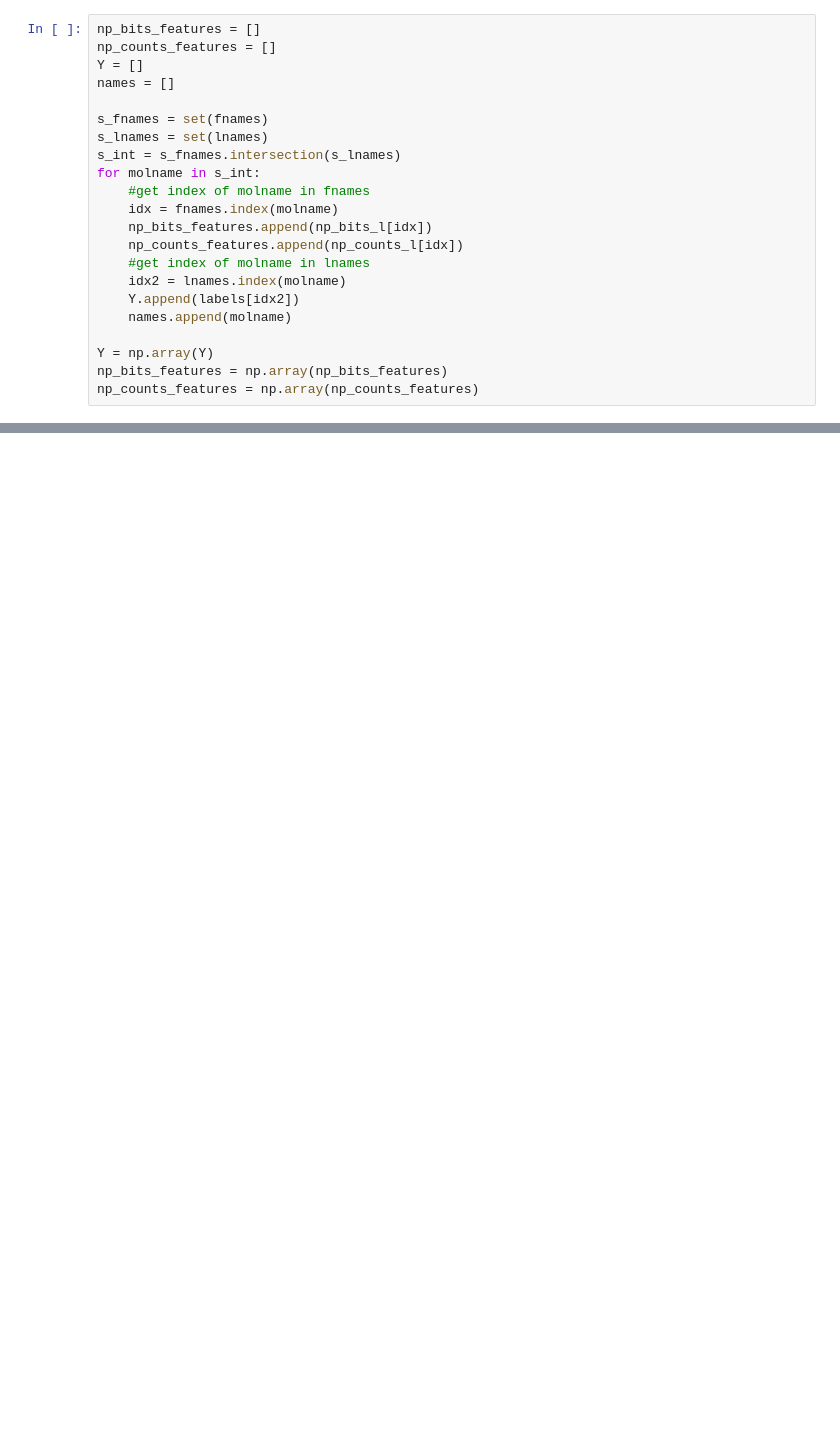
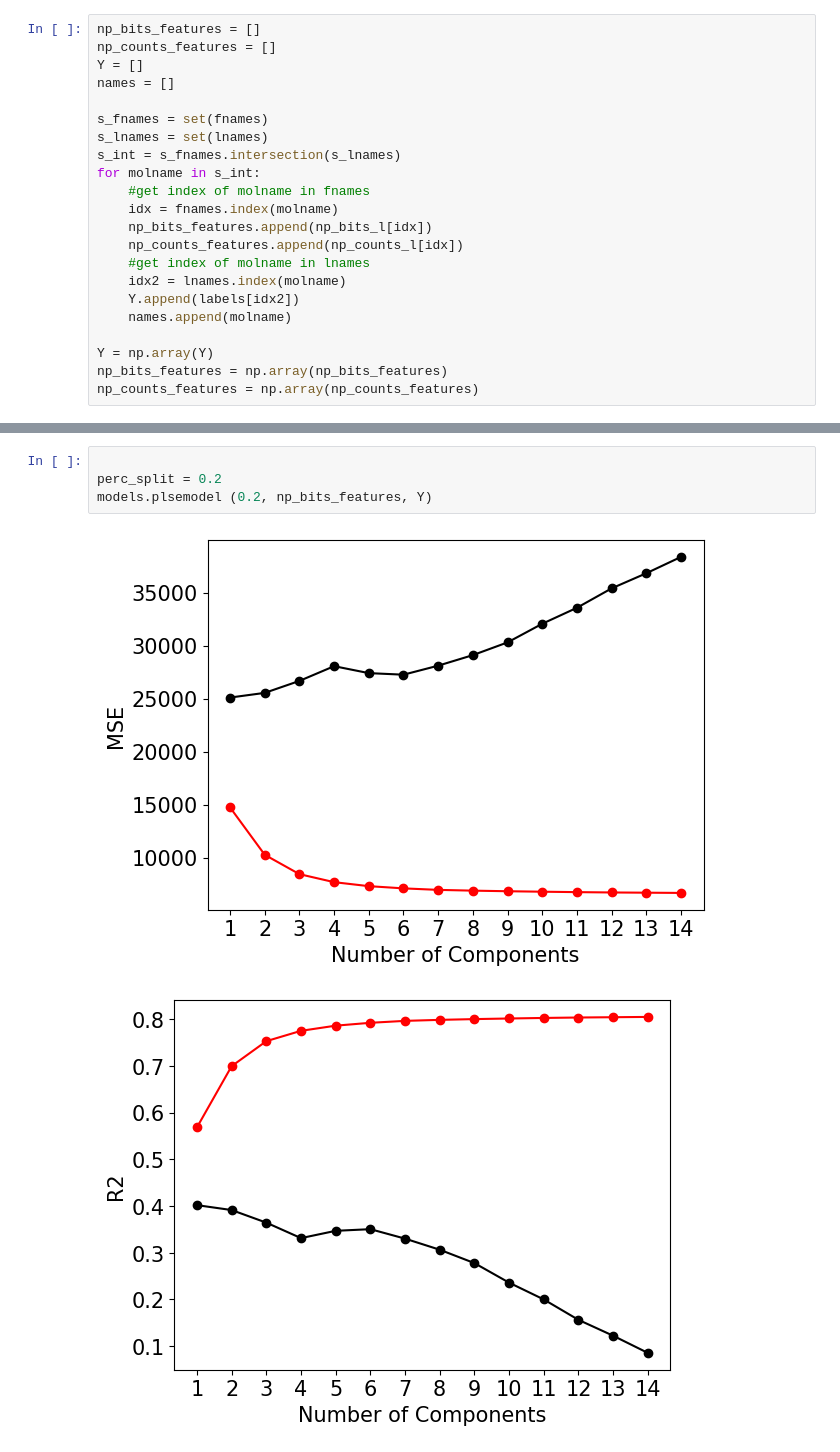
Before and after one commit to lstorchi/model_reaction_data, a Jupyter notebook: nasicmodels.ipynb, the cells around one changed output, grey strips where cells are left out. Drawn from its saved outputs; the diff is of its cells as text; blank space fills up the shorter version.

```diff
--- a/nasicmodels.ipynb
+++ b/nasicmodels.ipynb
@@ -186,0 +94,7 @@ plt.show()
+# %%
+
+perc_split = 0.2
+models.plsemodel (0.2, np_bits_features, Y)
+# %% [output]
+[figure, added]
+[figure, added]
```
Also changed, not shown: parts of 5 cells of this notebook, 1 other file.
